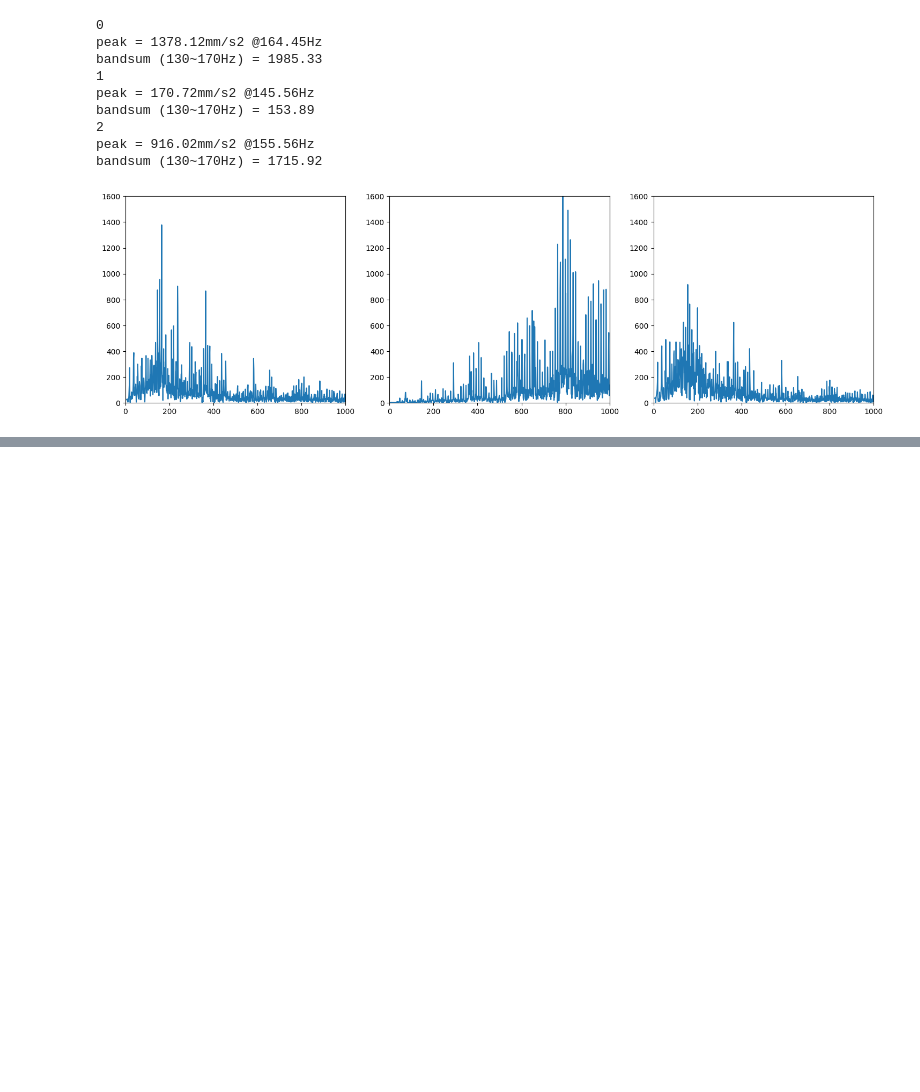
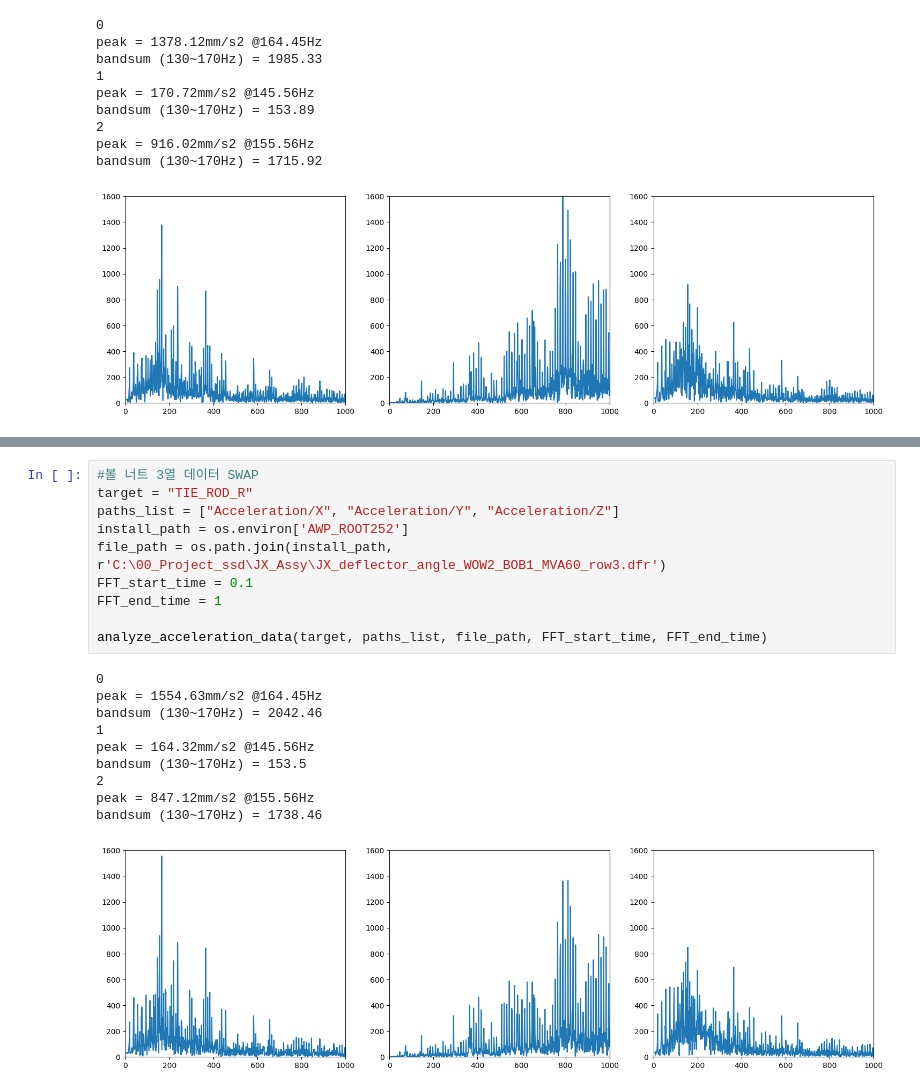
Before and after one commit to hskim-py/REPS_Low_Frequency_NVH_Post, a Jupyter notebook: Ansys_motion_post_result_RBNA_Low_frequency_NVH_FFT_25r2_Input정입력_조건.ipynb, the cells around one changed output, grey strips where cells are left out. Drawn from its saved outputs; the diff is of its cells as text; blank space fills up the shorter version.

```diff
--- a/Ansys_motion_post_result_RBNA_Low_frequency_NVH_FFT_25r2_Input정입력_조건.ipynb
+++ b/Ansys_motion_post_result_RBNA_Low_frequency_NVH_FFT_25r2_Input정입력_조건.ipynb
@@ -423,0 +494,21 @@ bandsum (130~170Hz) = 940.65
+# %%
+#볼 너트 3열 데이터 SWAP
+target = "TIE_ROD_R"
+paths_list = ["Acceleration/X", "Acceleration/Y", "Acceleration/Z"]
+install_path = os.environ['AWP_ROOT252']
+file_path = os.path.join(install_path, r'C:\00_Project_ssd\JX_Assy\JX_deflector_angle_WOW2_BOB1_MVA60_row3.dfr')
+FFT_start_time = 0.1
+FFT_end_time = 1
+
+analyze_acceleration_data(target, paths_list, file_path, FFT_start_time, FFT_end_time)
+# %% [output]
+0
+peak = 1554.63mm/s2 @164.45Hz
+bandsum (130~170Hz) = 2042.46
+1
+peak = 164.32mm/s2 @145.56Hz
+bandsum (130~170Hz) = 153.5
+2
+peak = 847.12mm/s2 @155.56Hz
+bandsum (130~170Hz) = 1738.46
+[figure, added]
```
Also changed, not shown: parts of 7 cells of this notebook.
